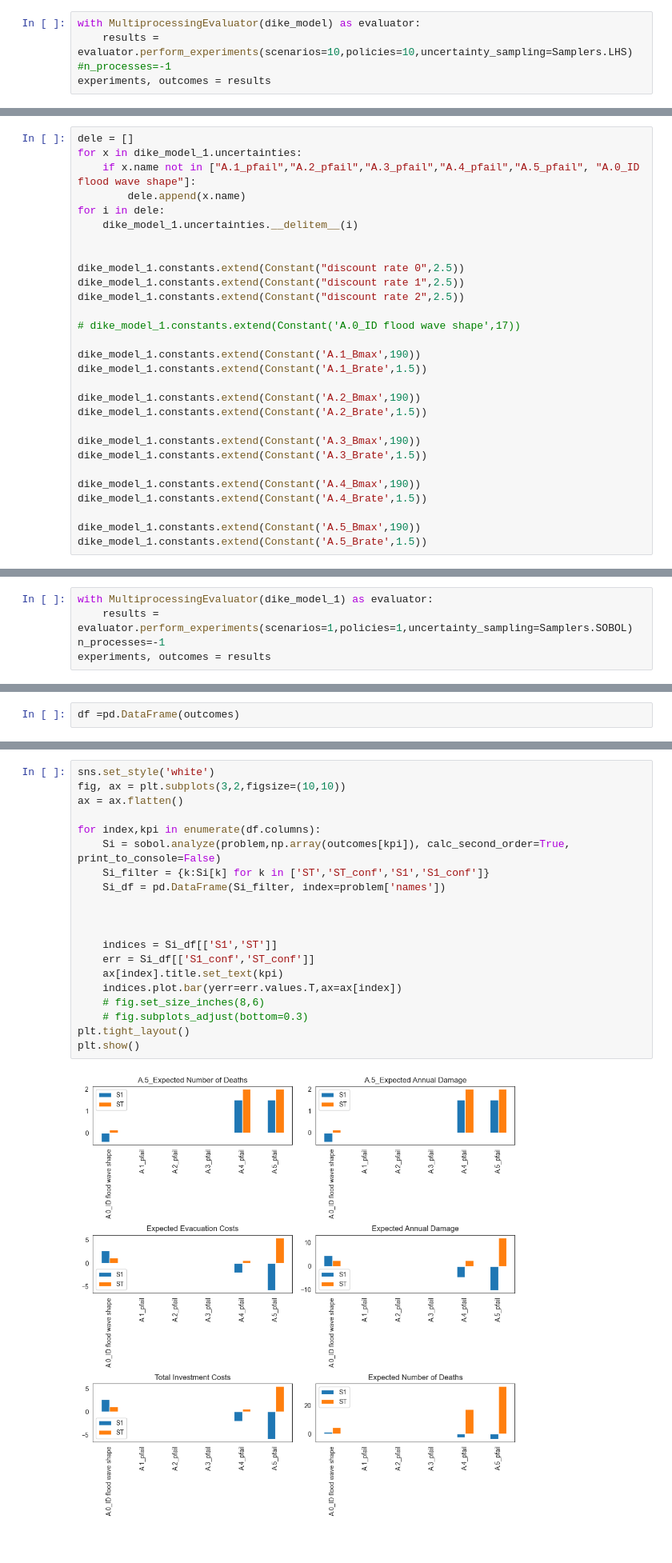
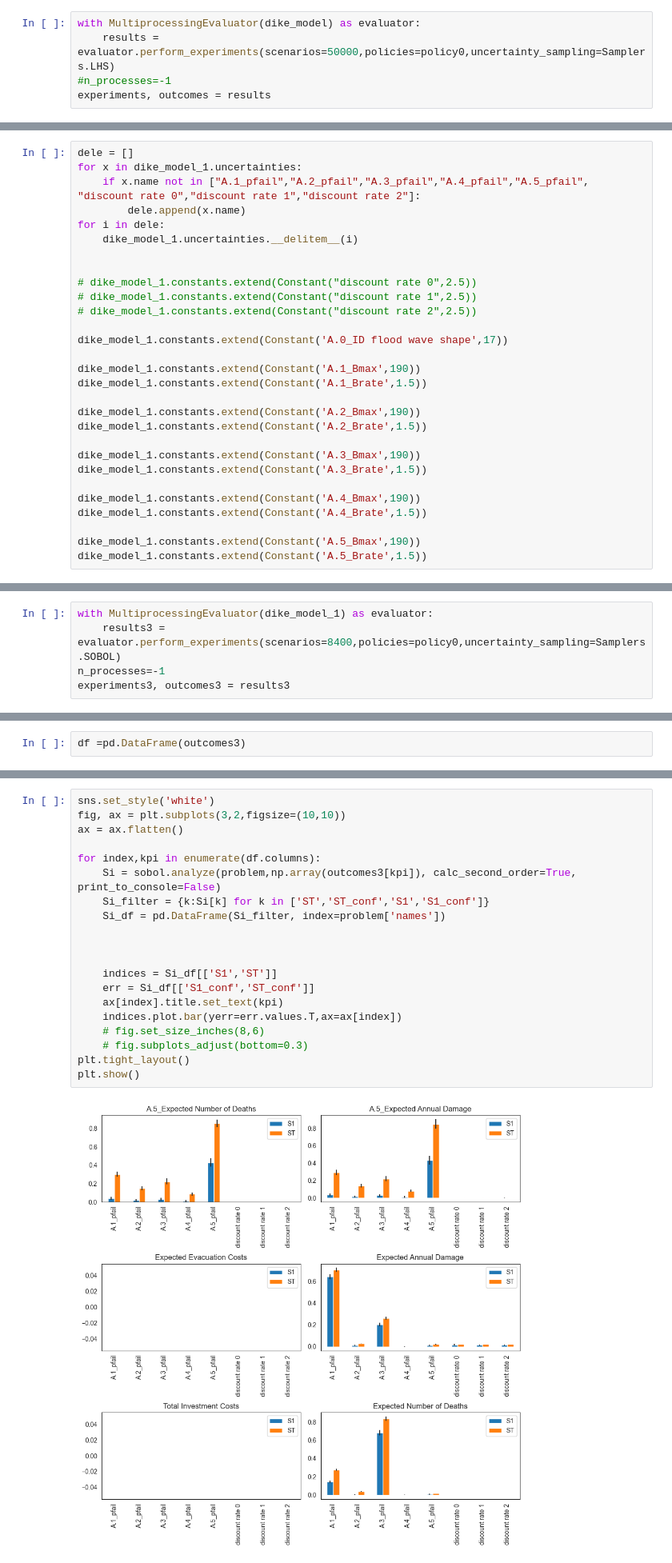
Before and after one commit to roesel1/EPA141A---MD, a Jupyter notebook: final assignment/Open_Exploration_Scen.ipynb, the cells around one changed output, grey strips where cells are left out. Shown at 80% size. Cells and saved outputs as stored; diff of their text form.

Commit message:
Scenario van prim

```diff
--- a/final assignment/Open_Exploration_Scen.ipynb
+++ b/final assignment/Open_Exploration_Scen.ipynb
@@ -46,6 +46,6 @@ for key in dike_model.levers:
 policy0 = Policy("Policy 0", **pol0)
 # %%
 with MultiprocessingEvaluator(dike_model) as evaluator:
-    results = evaluator.perform_experiments(scenarios=10,policies=10,uncertainty_sampling=Samplers.LHS)
+    results = evaluator.perform_experiments(scenarios=50000,policies=policy0,uncertainty_sampling=Samplers.LHS)
 #n_processes=-1
 experiments, outcomes = results
@@ -167,17 +208,17 @@ dike_model_1, planning_steps = get_model_for_problem_formulation(6)
 # %%
 dele = []
 for x in dike_model_1.uncertainties:
-    if x.name not in ["A.1_pfail","A.2_pfail","A.3_pfail","A.4_pfail","A.5_pfail", "A.0_ID flood wave shape"]:
+    if x.name not in ["A.1_pfail","A.2_pfail","A.3_pfail","A.4_pfail","A.5_pfail", "discount rate 0","discount rate 1","discount rate 2"]:
         dele.append(x.name)
 for i in dele:
     dike_model_1.uncertainties.__delitem__(i)
 
 
-dike_model_1.constants.extend(Constant("discount rate 0",2.5))
-dike_model_1.constants.extend(Constant("discount rate 1",2.5))
-dike_model_1.constants.extend(Constant("discount rate 2",2.5))
+# dike_model_1.constants.extend(Constant("discount rate 0",2.5))
+# dike_model_1.constants.extend(Constant("discount rate 1",2.5))
+# dike_model_1.constants.extend(Constant("discount rate 2",2.5))
 
-# dike_model_1.constants.extend(Constant('A.0_ID flood wave shape',17))
+dike_model_1.constants.extend(Constant('A.0_ID flood wave shape',17))
 
 dike_model_1.constants.extend(Constant('A.1_Bmax',190))
 dike_model_1.constants.extend(Constant('A.1_Brate',1.5))
@@ -196,5 +248,5 @@ dike_model_1.constants.extend(Constant('A.5_Brate',1.5))
 # %%
 with MultiprocessingEvaluator(dike_model_1) as evaluator:
-    results = evaluator.perform_experiments(scenarios=1,policies=1,uncertainty_sampling=Samplers.SOBOL)
+    results3 = evaluator.perform_experiments(scenarios=8400,policies=policy0,uncertainty_sampling=Samplers.SOBOL)
 n_processes=-1
-experiments, outcomes = results
+experiments3, outcomes3 = results3
@@ -205,5 +260,5 @@ experiments_unc =experiments.iloc[:,0:5]
 # %%
-df =pd.DataFrame(outcomes)
+df =pd.DataFrame(outcomes3)
 # %%
 # df["Expected Number of Deaths"] = df["A.1_Expected Number of Deaths"] + df["A.2_Expected Number of Deaths"] + df[
 #     "A.3_Expected Number of Deaths"] + df["A.4_Expected Number of Deaths"] + df["A.5_Expected Number of Deaths"]
@@ -233,22 +290,22 @@ problem = get_SALib_problem(dike_model_1.uncertainties)
 # %%
 sns.set_style('white')
 fig, ax = plt.subplots(3,2,figsize=(10,10))
 ax = ax.flatten()
 
 for index,kpi in enumerate(df.columns):
-    Si = sobol.analyze(problem,np.array(outcomes[kpi]), calc_second_order=True, print_to_console=False)
+    Si = sobol.analyze(problem,np.array(outcomes3[kpi]), calc_second_order=True, print_to_console=False)
     Si_filter = {k:Si[k] for k in ['ST','ST_conf','S1','S1_conf']}
     Si_df = pd.DataFrame(Si_filter, index=problem['names'])
 
 
 
     indices = Si_df[['S1','ST']]
     err = Si_df[['S1_conf','ST_conf']]
     ax[index].title.set_text(kpi)
     indices.plot.bar(yerr=err.values.T,ax=ax[index])
     # fig.set_size_inches(8,6)
     # fig.subplots_adjust(bottom=0.3)
 plt.tight_layout()
 plt.show()
 # %% [output]
-[figure, old version]
+[figure, new version]
```
Also changed, not shown: parts of 13 cells of this notebook, 3 other files.
